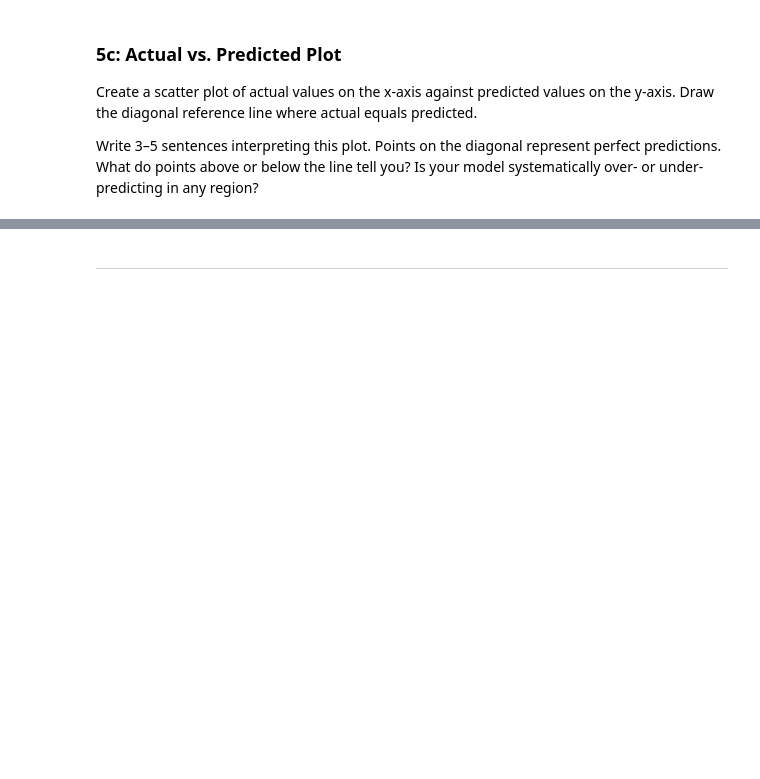
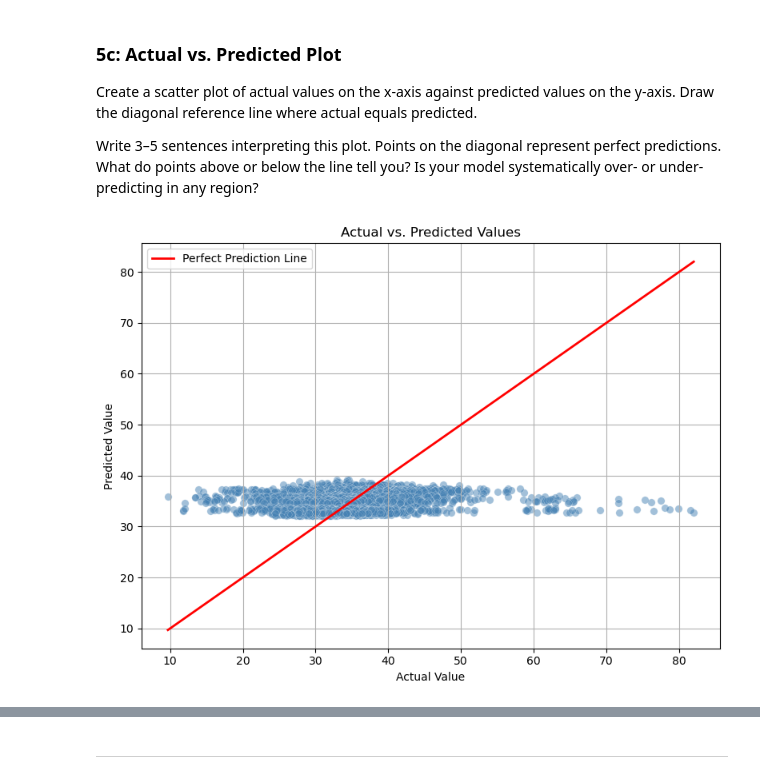
Before and after one commit to Dominicdaniel86/Data-Science, a Jupyter notebook: jupyter/project-phase3.ipynb, the cells around one changed output, grey strips where cells are left out. Cells and saved outputs as stored; diff of their text form; code cells hidden in the pictures; blank space fills up the shorter version.

```diff
--- a/jupyter/project-phase3.ipynb
+++ b/jupyter/project-phase3.ipynb
@@ -492,3 +564,39 @@ R-squared: 5.30%
 Create a scatter plot of actual values on the x-axis against predicted values on the y-axis. Draw the diagonal reference line where actual equals predicted.
 
 Write 3–5 sentences interpreting this plot. Points on the diagonal represent perfect predictions. What do points above or below the line tell you? Is your model systematically over- or under-predicting in any region?
+# %%
+# 5c: Actual vs. Predicted Plot
+
+plt.figure(figsize=(8, 6))
+
+plt.scatter(
+    Y,
+    y_pred_linear,
+    alpha=0.5,
+    color='steelblue',
+    edgecolors='white',
+    linewidths=0.3,
+    s=45
+)
+
+# Diagonal reference line where actual = predicted
+min_val = min(Y.min(), y_pred_linear.min())
+max_val = max(Y.max(), y_pred_linear.max())
+
+plt.plot(
+    [min_val, max_val],
+    [min_val, max_val],
+    color='red',
+    linewidth=2,
+    label='Perfect Prediction Line'
+)
+
+plt.title("Actual vs. Predicted Values")
+plt.xlabel("Actual Value")
+plt.ylabel("Predicted Value")
+plt.legend()
+plt.grid(True)
+plt.tight_layout()
+plt.show()
+# %% [output]
+[figure, added]
```
Also changed, not shown: parts of 8 cells of this notebook.
